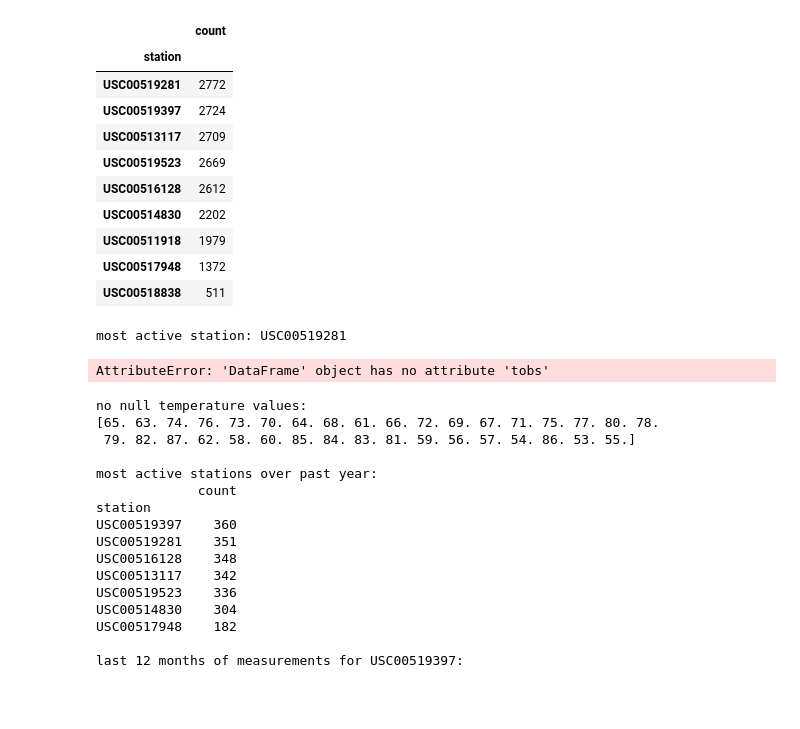
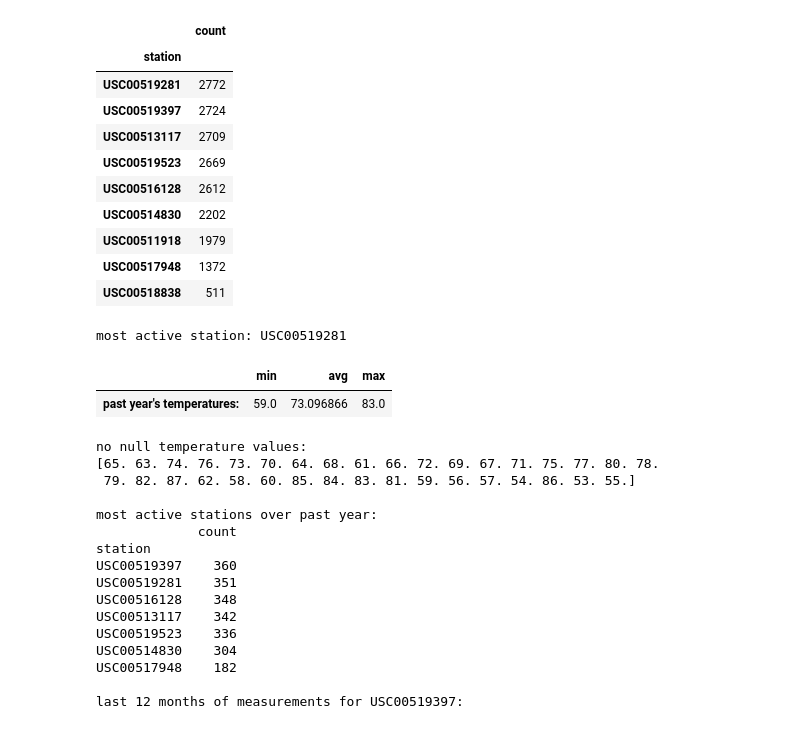
Before and after one commit to eanord4/sqlalchemy-challenge, a Jupyter notebook: climate_analysis.ipynb, the cells around one changed output. Drawn from its saved outputs; the diff is of its cells as text; code cells hidden in the pictures; blank space fills up the shorter version.

```diff
--- a/climate_analysis.ipynb
+++ b/climate_analysis.ipynb
@@ -157,20 +157,32 @@ active_stations
 # %%
 # Using the station id from the previous query, calculate the lowest temperature recorded,
 # highest temperature recorded, and average temperature most active station?
 
 ### added by Eric ###
 
 active = active_stations.index[0]
 print("most active station:", active)
 
 # find high/low temperatures from past year
-low_temp = year_meas.tobs.min()
-high_temp = year_meas.tobs.max()
-mean_temp = year_meas.tobs.mean()
-pd.DataFrame([[low_temp, mean_temp, high_temp]], columns=["low", "mean", "high"], index=[""])
+pd.DataFrame(
+
+    session.query(
+        func.min(Measurement.tobs),
+        func.avg(Measurement.tobs),
+        func.max(Measurement.tobs)
+    )
+    .filter(Measurement.date > one_year_ago)
+    .filter_by(station=active)
+    .all(),
+
+    columns = ["min", "avg", "max"],
+    index = ["past year's temperatures:"]
+
+)
 # %% [output]
 most active station: USC00519281
-AttributeError: 'DataFrame' object has no attribute 'tobs'
+|  | min | avg | max |
+| past year's temperatures: | 59.0 | 73.096866 | 83.0 |
 # %%
 # Choose the station with the highest number of temperature observations.
 # Query the last 12 months of temperature observation data for this station and plot the results as a histogram
```
Also changed, not shown: parts of 7 cells of this notebook.
